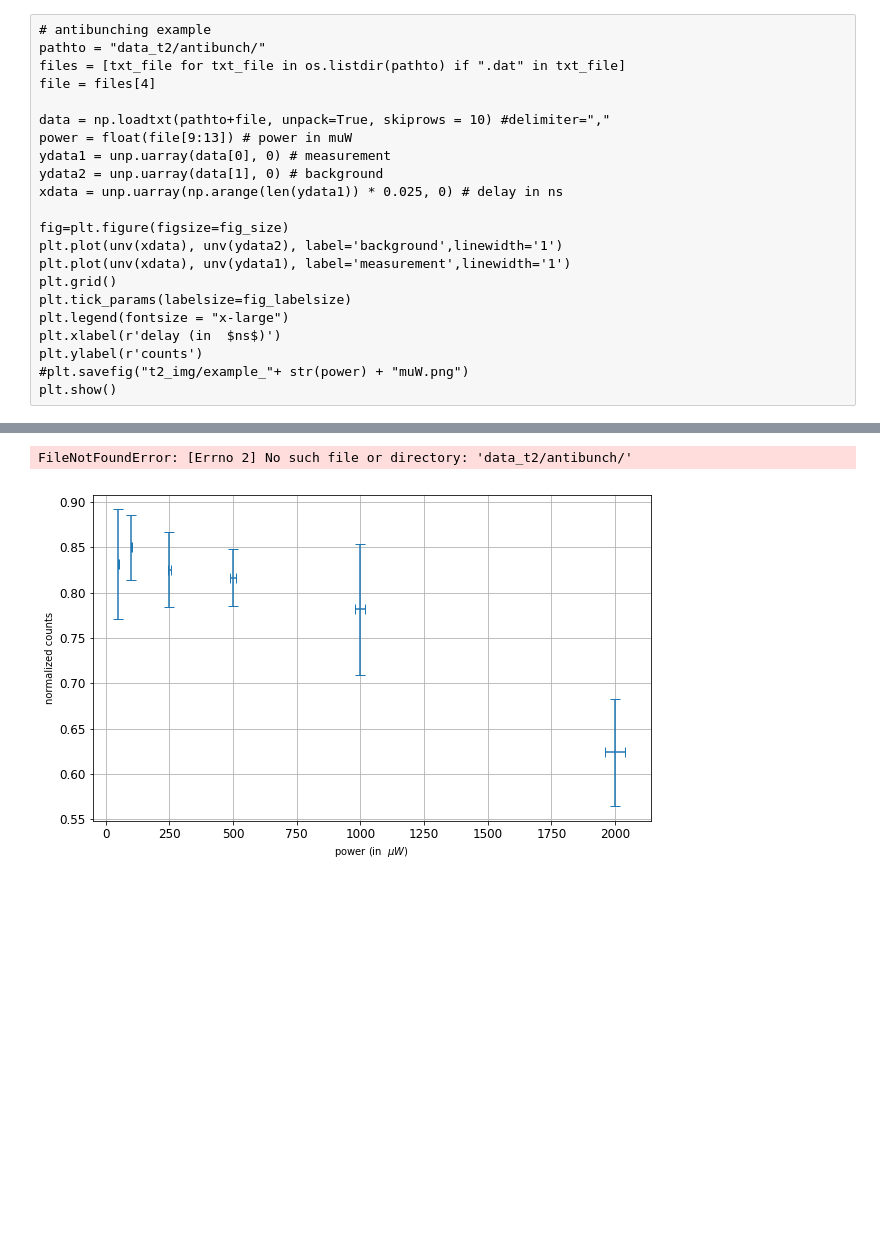
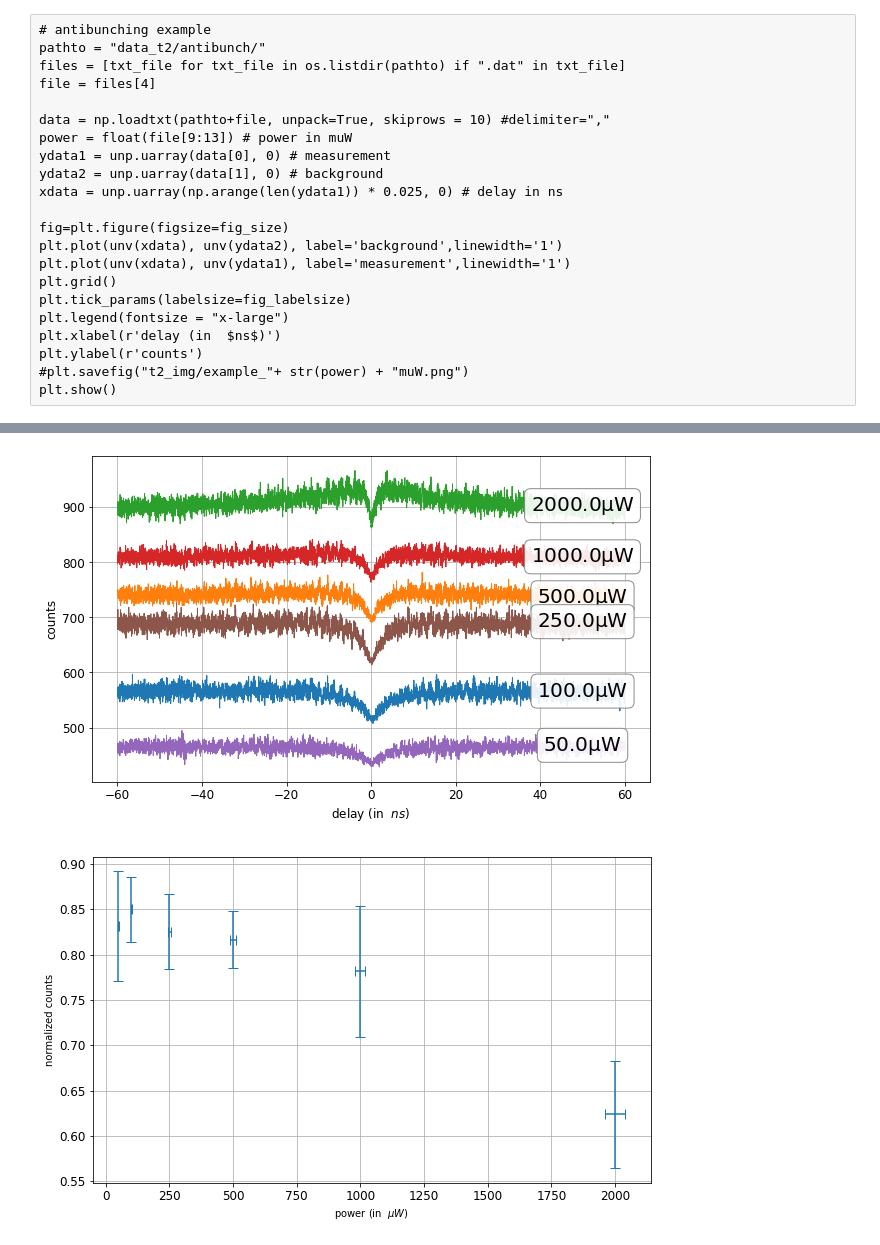
Before and after one commit to Br0Fi/FestSpekt20, a Jupyter notebook: AG-Bratschitsch/scripts/spe.ipynb, the cells around one changed output, grey strips where cells are left out. Drawn from its saved outputs; the diff is of its cells as text; code cells hidden in the pictures; blank space fills up the shorter version.

Commit message:
brat vergleichsgraph

```diff
--- a/AG-Bratschitsch/scripts/spe.ipynb
+++ b/AG-Bratschitsch/scripts/spe.ipynb
@@ -175,65 +235,46 @@ plt.show()
 # %%
-# antibunching auswertung
-pathto = "data_t2/antibunch/"
+# antibunching auswertung Vergleich aller plots
+pathto = "../raw/data_t2/antibunch/"
 files = [txt_file for txt_file in os.listdir(pathto) if ".dat" in txt_file]
 #print(len(files)) #6
-for f_index in range(6):
+
+fig=plt.figure(figsize=fig_size)
+bbox_props = dict(boxstyle="round", fc="w", ec="0.5", alpha=0.9)
+
+for f_index in range(6): # 6
     #f_index = 5 # 0-5
     file = files[f_index]
     faktor = [4,6,1.5,2.9,2.5,5.7][f_index]
 
     data = np.loadtxt(pathto+file, unpack=True, skiprows = 10) #delimiter=","
     power = float(file[9:13]) # power in muW
     ydata1 = unp.uarray(data[0], 10) # measurement
     ydata2 = unp.uarray(data[1], 10) # background
     xdata = unp.uarray(np.arange(len(ydata1)) * 0.025, 0.005) -98.5# delay in ns
     #print(len(xdata))
     low_cutoff = find_nearest_index(xdata, -60)
     high_cutoff = find_nearest_index(xdata, 60)
     #background correction:
     avgI_sg = sum(unv(ydata1[0:600]))/600
     avgI_bg = sum(unv(ydata2[0:600]))/600
     bg_peaks = (ydata2 - avgI_bg) *avgI_sg/avgI_bg /faktor + avgI_sg
     bgc_y = ydata1 - bg_peaks + avgI_sg
 
-    #bg peaks:
-    fig=plt.figure(figsize=fig_size)
-    plt.plot(unv(xdata[low_cutoff:high_cutoff]), unv(ydata1[low_cutoff:high_cutoff]),
-             label='measurement',linewidth='1')
-    plt.plot(unv(xdata[low_cutoff:high_cutoff]), unv(bg_peaks[low_cutoff:high_cutoff]),
-             label='bg peaks',linewidth='1')
-    plt.grid()
-    plt.tick_params(labelsize=fig_labelsize)
-    plt.legend(fontsize = "x-large")
-    plt.xlabel(r'delay (in  $ns$)')
-    plt.ylabel(r'counts')
-    #plt.savefig("t2_img/"+ str(power) + "muW_bg_peaks.png")
-    plt.show()
-    #bg vergleich:
-    fig=plt.figure(figsize=fig_size)
-    plt.plot(unv(xdata[low_cutoff:high_cutoff]), unv(ydata1[low_cutoff:high_cutoff]),
-             label='measurement',linewidth='1')
-    plt.plot(unv(xdata[low_cutoff:high_cutoff]), unv(bgc_y[low_cutoff:high_cutoff]),
-             label='bg corrected',linewidth='1')
-    plt.grid()
-    plt.tick_params(labelsize=fig_labelsize)
-    plt.legend(fontsize = "x-large")
-    plt.xlabel(r'delay (in  $ns$)')
-    plt.ylabel(r'counts')
-    #plt.savefig("t2_img/"+ str(power) + "muW_bg_vgl.png")
-    plt.show()
-    #signal, bg-corrected
-    fig=plt.figure(figsize=fig_size)
-    plt.plot(unv(xdata[low_cutoff:high_cutoff]), unv(bgc_y[low_cutoff:high_cutoff]),
-             label='bg corrected',linewidth='1')
-    plt.grid()
-    plt.tick_params(labelsize=fig_labelsize)
-    plt.xlabel(r'delay (in  $ns$)')
-    plt.ylabel(r'counts')
-    #plt.savefig("t2_img/"+ str(power) + "bg_corr_muW.png")
-    plt.show()
+    id_offset = math.log(power)*110
+    plt.plot(unv(xdata[low_cutoff:high_cutoff]), unv(bgc_y[low_cutoff:high_cutoff]) + id_offset,
+         label=str(power)+r'$\mathrm{\mu W}$',linewidth='1')
+    plt.text(50, unv(bgc_y[high_cutoff]) + id_offset, str(power)+r'$\mathrm{\mu W}$',
+            ha="center", va="center", size=20, bbox=bbox_props)
+
+plt.grid()
+plt.tick_params(labelsize=fig_labelsize)
+plt.xlabel(r'delay (in  $ns$)')
+plt.ylabel(r'counts')
+#plt.legend()
+plt.savefig("../img/output_t2/massvgl_bgcorr.png")
+plt.show()
 # %% [output]
-FileNotFoundError: [Errno 2] No such file or directory: 'data_t2/antibunch/'
+[figure, added]
 # %%
 # dip width und depth plots:
 # antibunching auswertung
```
Also changed, not shown: parts of 1 cell of this notebook, 1 other file.
